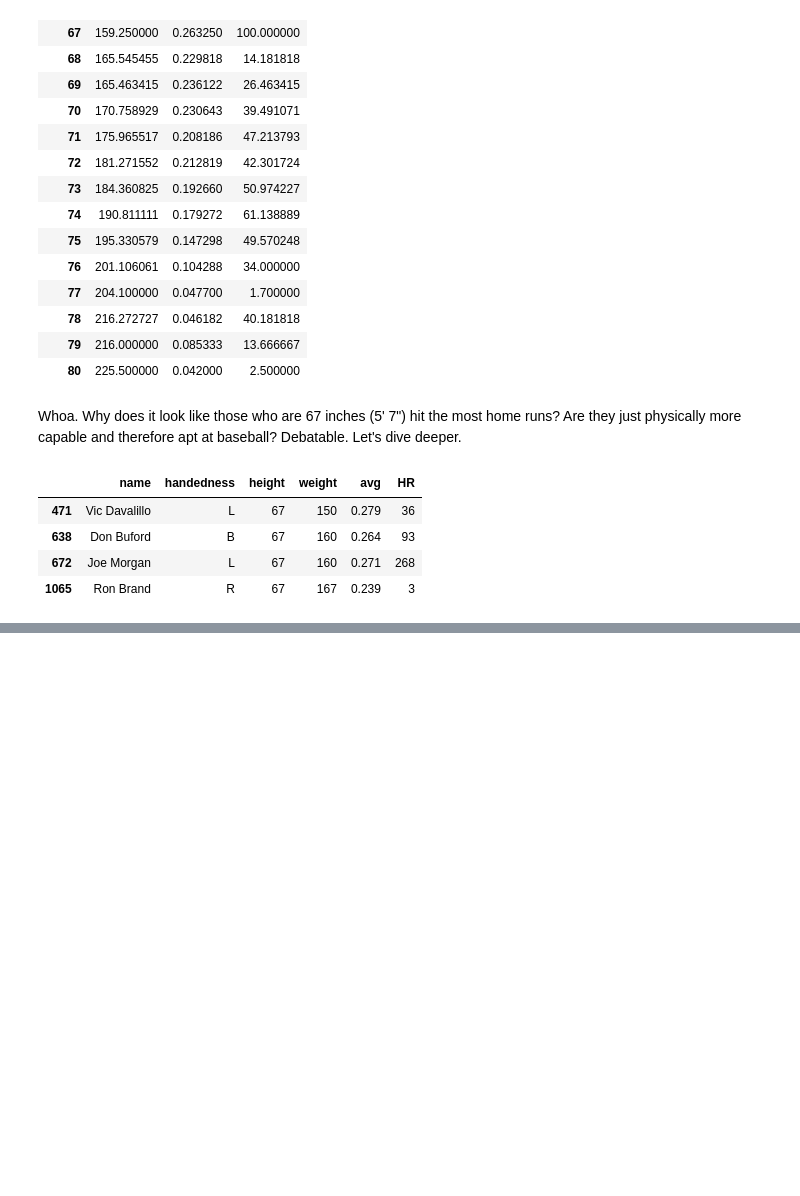
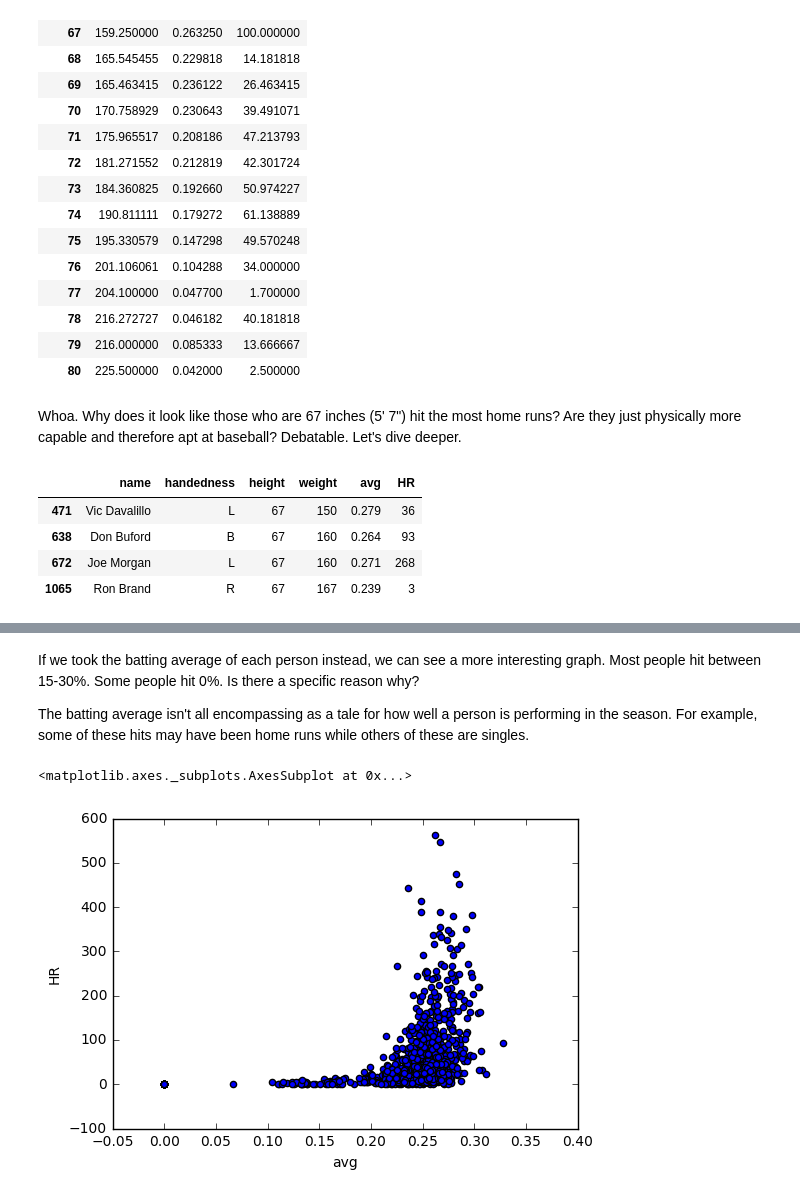
Before and after one commit to ohmgmatt/udacity_viz, a Jupyter notebook: Baseball Exploration.ipynb, the cells around one changed output, grey strips where cells are left out. Drawn from its saved outputs; the diff is of its cells as text; code cells hidden in the pictures; blank space fills up the shorter version.

```diff
--- a/Baseball Exploration.ipynb
+++ b/Baseball Exploration.ipynb
@@ -84,0 +162,9 @@ bb_df[bb_df['HR']<500]['HR'].max()
+# %% [markdown]
+If we took the batting average of each person instead, we can see a more interesting graph. Most people hit between 15-30%. Some people hit 0%. Is there a specific reason why?
+
+The batting average isn't all encompassing as a tale for how well a person is performing in the season. For example, some of these hits may have been home runs while others of these are singles.
+# %%
+bb_df.plot(kind = 'Scatter', x='avg', y='HR')
+# %% [output]
+<matplotlib.axes._subplots.AxesSubplot at 0x...>
+[figure, added]
```
Also changed, not shown: parts of 17 cells of this notebook.
